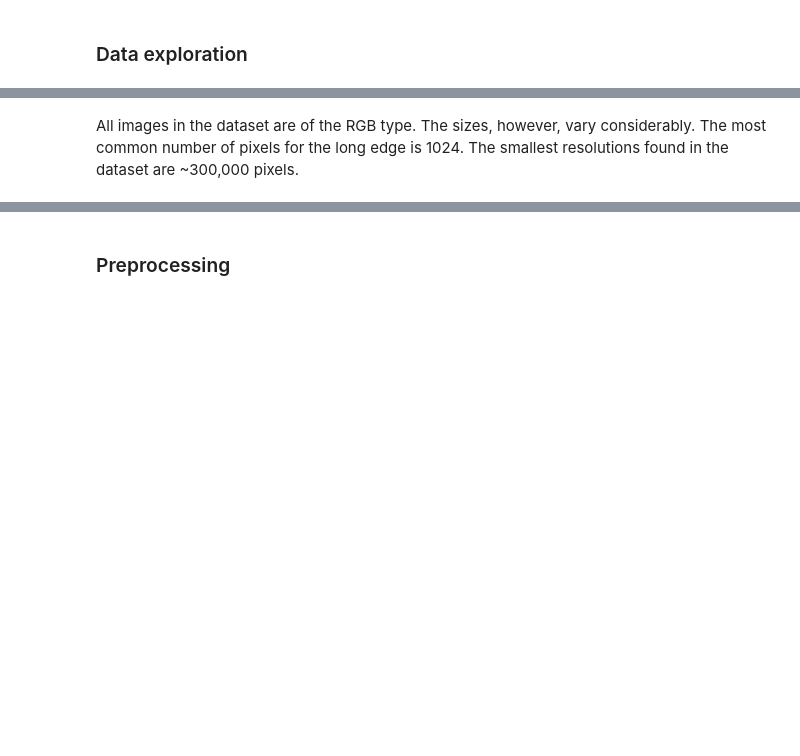
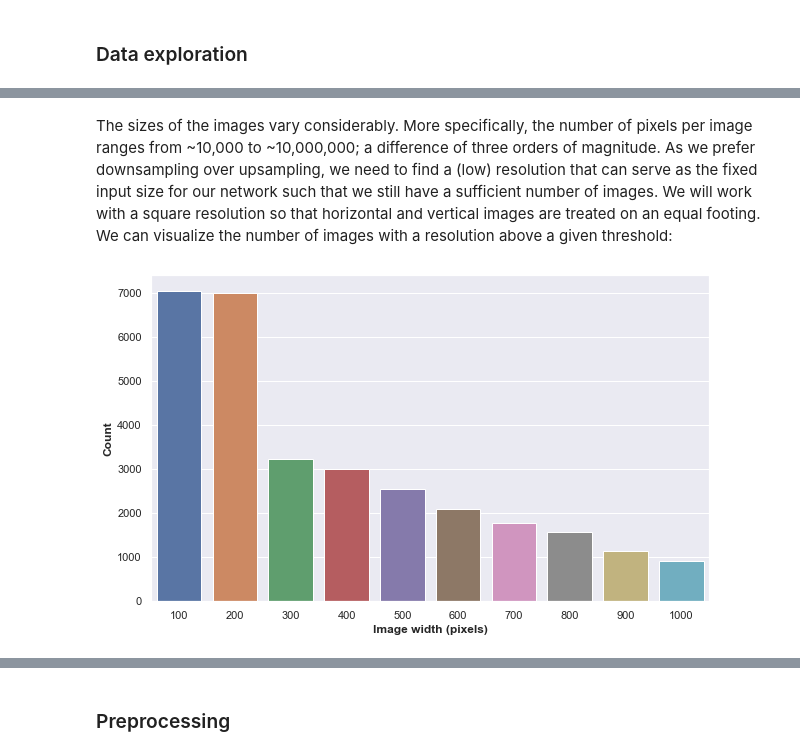
Before and after one commit to tvdaal/animal-classification, a Jupyter notebook: animal_detection.ipynb, the cells around one changed output, grey strips where cells are left out. Cells and saved outputs as stored; diff of their text form; code cells hidden in the pictures; blank space fills up the shorter version.

```diff
--- a/animal_detection.ipynb
+++ b/animal_detection.ipynb
@@ -60,17 +148,12 @@ Both images have three color channels and they have almost the same resolution.
 # %%
-def get_files(
-    dir_path: str,
-    extensions: Tuple[str] = (".jpg", ".jpeg", ".png"),
-) -> List[str]:
-    """Obtain all files in the directory tree of the given folder.
+def get_images(dir_path: str) -> List[str]:
+    """Obtain all images in the directory tree of the given folder.
 
     Args:
         dir_path: The path to the directory.
-        extensions: Optional argument that can be used to specify
-            desired extensions. By default only images are listed.
 
     Returns:
-        List of full paths to all files that are contained in
+        List of full paths to all images that are contained in
         the input directory, including subdirectories.
     """
 
@@ -79,9 +162,9 @@ def get_files(
     for item in list_of_items:
         full_path = os.path.join(dir_path, item).strip()
         if os.path.isdir(full_path):
-            all_files = all_files + get_files(full_path)
+            all_files = all_files + get_images(full_path)
         else:
-            if full_path.endswith(extensions):
+            if full_path.endswith(".jpg"):
                 all_files.append(full_path)
 
     return all_files
@@ -147,2 +194,19 @@ Resolutions:     [(1048576, 37), (1047552, 1), (1045504, 3), (1044480, 1), (1038
 # %% [markdown]
-All images in the dataset are of the RGB type. The sizes, however, vary considerably. The most common number of pixels for the long edge is 1024. The smallest resolutions found in the dataset are ~300,000 pixels.
+The sizes of the images vary considerably. More specifically, the number of pixels per image ranges from ~10,000 to ~10,000,000; a difference of three orders of magnitude. As we prefer downsampling over upsampling, we need to find a (low) resolution that can serve as the fixed input size for our network such that we still have a sufficient number of images. We will work with a square resolution so that horizontal and vertical images are treated on an equal footing. We can visualize the number of images with a resolution above a given threshold:
+# %%
+widths = [100 * i for i in range(1, 11)]
+sizes = [width ** 2 for width in widths]
+total_counts = []
+for size in sizes:
+    total_count = 0
+    for resolution, count in resolutions.items():
+        total_count += count if resolution >= size else 0
+    total_counts.append(total_count)
+
+plt.figure(figsize=(10,6))
+sns.barplot(x=widths, y=total_counts)
+plt.xlabel("Image width (pixels)", fontweight="bold")
+plt.ylabel("Count", fontweight="bold")
+plt.show()
+# %% [output]
+[figure, added]
```
Also changed, not shown: parts of 24 cells of this notebook, 1 other file.
